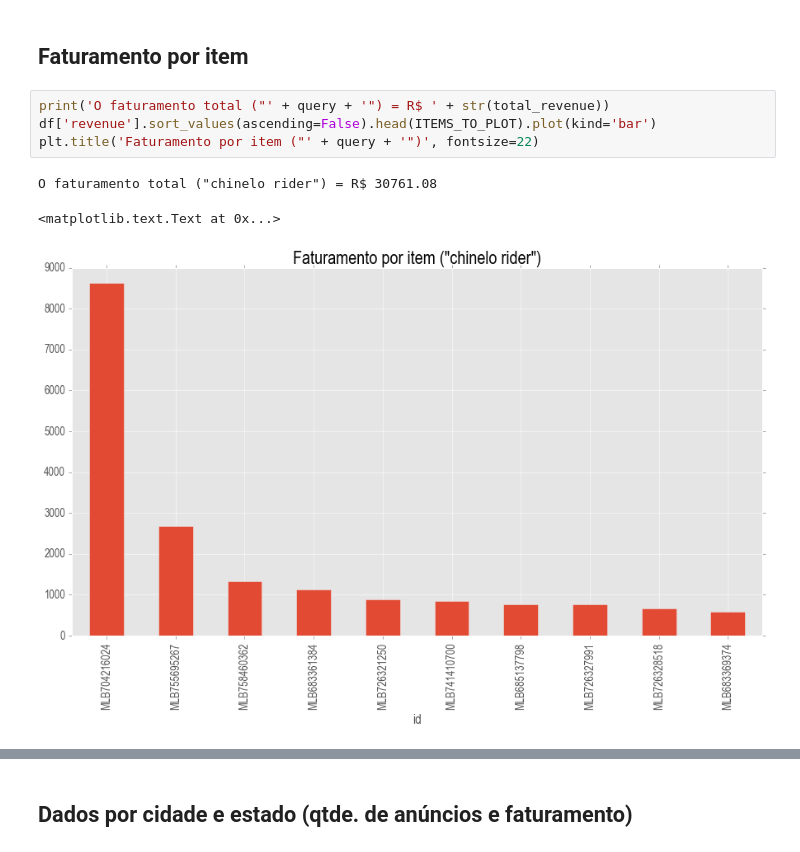
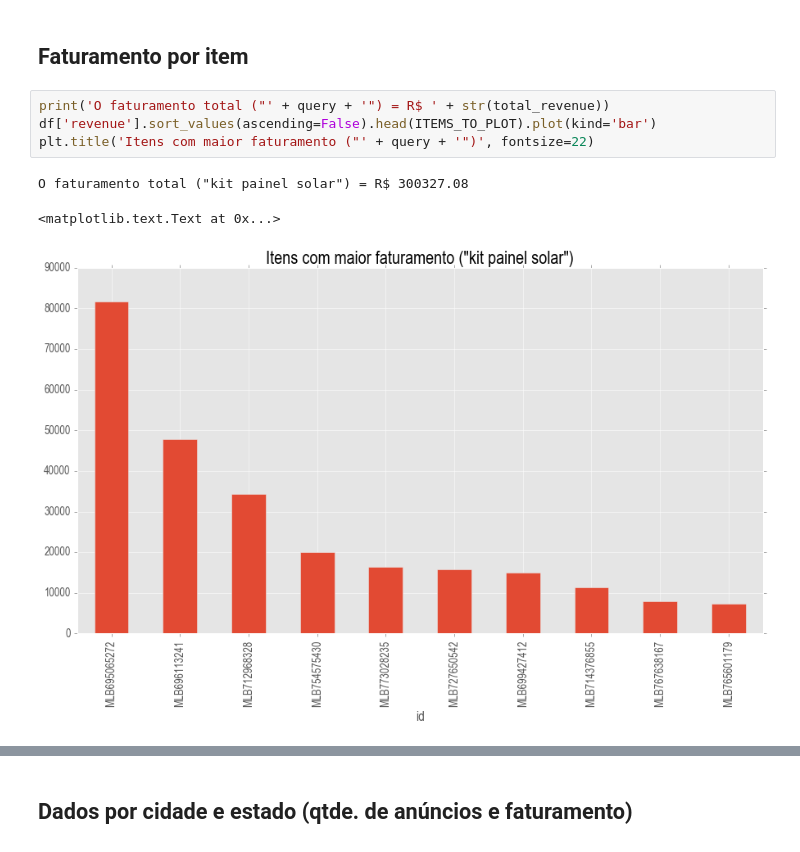
Before and after one commit to lpillmann/certi-mercadolivre, a Jupyter notebook: overview-from-query.ipynb, the cells around one changed output, grey strips where cells are left out. Cells and saved outputs as stored; diff of their text form.

Commit message:
fixed query

```diff
--- a/overview-from-query.ipynb
+++ b/overview-from-query.ipynb
@@ -143,11 +143,11 @@ plt.close()
 # %%
 print('O faturamento total ("' + query + '") = R$ ' + str(total_revenue))
 df['revenue'].sort_values(ascending=False).head(ITEMS_TO_PLOT).plot(kind='bar')
-plt.title('Faturamento por item ("' + query + '")', fontsize=22)
+plt.title('Itens com maior faturamento ("' + query + '")', fontsize=22)
 # %% [output]
-O faturamento total ("chinelo rider") = R$ 30761.08
+O faturamento total ("kit painel solar") = R$ 300327.08
 <matplotlib.text.Text at 0x...>
-[figure, old version]
+[figure, new version]
 # %%
 # total amount of each item (sold + stock)
 
```
Also changed, not shown: parts of 12 cells of this notebook.
